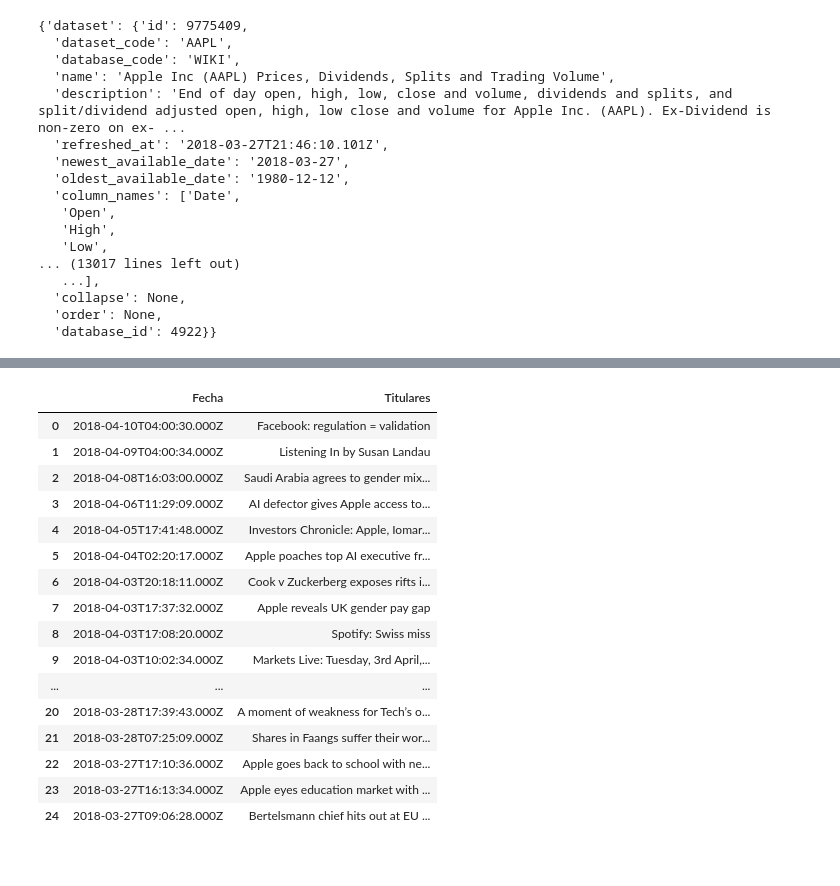
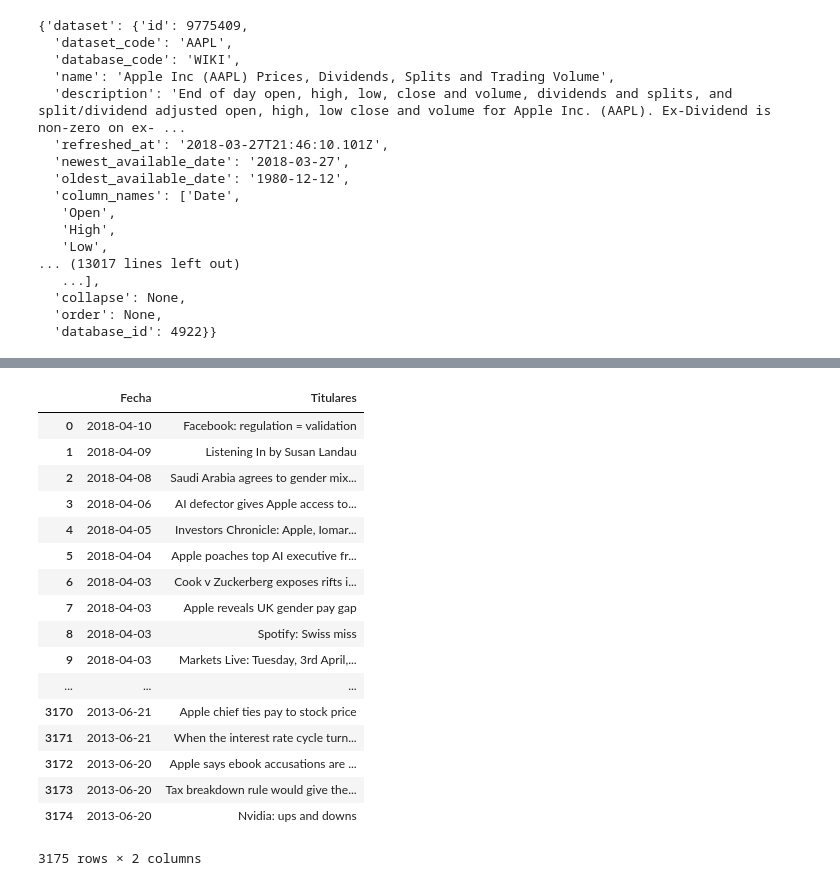
Before and after one commit to hector-moreno/datamad0119, a Jupyter notebook: module-1/web-project/your-code/web-project.ipynb, the cells around one changed output, grey strips where cells are left out. Saved outputs shown, nothing was run; the diff lists cells and outputs as text; code cells hidden in the pictures.

Commit message:
recopilación de headlines

```diff
--- a/module-1/web-project/your-code/web-project.ipynb
+++ b/module-1/web-project/your-code/web-project.ipynb
@@ -75,16 +75,15 @@ df
 # %%
-url ='https://www.ft.com/stream/a39a4558-f562-4dca-8774-000246e6eebe?format=&page=16'
-html = requests.get(url).content
-soup = BeautifulSoup(html, "lxml")
-#class="o-teaser-collection__item o-grid-row"
-soup
-text = soup.find_all('li',{'class':'o-teaser-collection__item o-grid-row'})
-text[0]
+url2 = 'https://www.ft.com/stream/a39a4558-f562-4dca-8774-000246e6eebe?format=&page='
 
-'''
-#for i in soup.findAll('time'):
-     #if i.has_attr('datetime'):
-        # print(i['datetime'])
-texto = [element.text for element in soup.find_all('a',{'class':'js-teaser-heading-link'})]
-texto
-'''
+dates = []
+headlines = []
+for i in range(16,143):
+    path = url2 + str(i)
+    html = requests.get(path).content
+    soup = BeautifulSoup(html, "lxml")
+    text = soup.find_all('li',{'class':'o-teaser-collection__item o-grid-row'})
+    for i in soup.findAll('time'):
+        if i.has_attr('datetime'):
+            dates.append(i['datetime'][0:10])
+    for i in soup.find_all('a',{'class':'js-teaser-heading-link'}):
+        headlines.append(i.text)
@@ -109,29 +90,22 @@ texto
-# %%
-dates = []
-titles = []
-for i in soup.findAll('time'):
-     if i.has_attr('datetime'):
-        dates.append(i['datetime'])
-for i in soup.find_all('a',{'class':'js-teaser-heading-link'}):
-    titles.append(i.text)
-
-titulares = pd.DataFrame({'Fecha': dates, 'Titulares' : titles})
-titulares
-# %% [output]
-|  | Fecha | Titulares |
-| 0 | 2018-04-10T04:00:30.000Z | Facebook: regulation = validation |
-| 1 | 2018-04-09T04:00:34.000Z | Listening In by Susan Landau |
-| 2 | 2018-04-08T16:03:00.000Z | Saudi Arabia agrees to gender mix... |
-| 3 | 2018-04-06T11:29:09.000Z | AI defector gives Apple access to... |
-| 4 | 2018-04-05T17:41:48.000Z | Investors Chronicle: Apple, Iomar... |
-| 5 | 2018-04-04T02:20:17.000Z | Apple poaches top AI executive fr... |
-| 6 | 2018-04-03T20:18:11.000Z | Cook v Zuckerberg exposes rifts i... |
-| 7 | 2018-04-03T17:37:32.000Z | Apple reveals UK gender pay gap |
-| 8 | 2018-04-03T17:08:20.000Z | Spotify: Swiss miss |
-| 9 | 2018-04-03T10:02:34.000Z | Markets Live: Tuesday, 3rd April,... |
-| ... | ... | ... |
-| 20 | 2018-03-28T17:39:43.000Z | A moment of weakness for Tech’s o... |
-| 21 | 2018-03-28T07:25:09.000Z | Shares in Faangs suffer their wor... |
-| 22 | 2018-03-27T17:10:36.000Z | Apple goes back to school with ne... |
-| 23 | 2018-03-27T16:13:34.000Z | Apple eyes education market with ... |
-| 24 | 2018-03-27T09:06:28.000Z | Bertelsmann chief hits out at EU ... |
+# %%
+dfHead = pd.DataFrame({'Fecha': dates, 'Titulares' : headlines})
+dfHead
+# %% [output]
+|  | Fecha | Titulares |
+| 0 | 2018-04-10 | Facebook: regulation = validation |
+| 1 | 2018-04-09 | Listening In by Susan Landau |
+| 2 | 2018-04-08 | Saudi Arabia agrees to gender mix... |
+| 3 | 2018-04-06 | AI defector gives Apple access to... |
+| 4 | 2018-04-05 | Investors Chronicle: Apple, Iomar... |
+| 5 | 2018-04-04 | Apple poaches top AI executive fr... |
+| 6 | 2018-04-03 | Cook v Zuckerberg exposes rifts i... |
+| 7 | 2018-04-03 | Apple reveals UK gender pay gap |
+| 8 | 2018-04-03 | Spotify: Swiss miss |
+| 9 | 2018-04-03 | Markets Live: Tuesday, 3rd April,... |
+| ... | ... | ... |
+| 3170 | 2013-06-21 | Apple chief ties pay to stock price |
+| 3171 | 2013-06-21 | When the interest rate cycle turn... |
+| 3172 | 2013-06-20 | Apple says ebook accusations are ... |
+| 3173 | 2013-06-20 | Tax breakdown rule would give the... |
+| 3174 | 2013-06-20 | Nvidia: ups and downs |
+3175 rows × 2 columns
```
Also changed, not shown: parts of 4 cells of this notebook.
